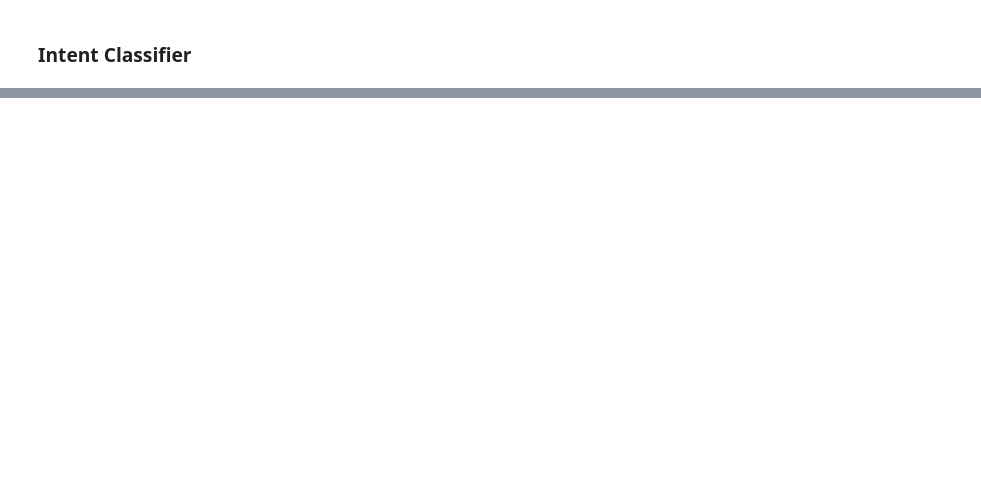
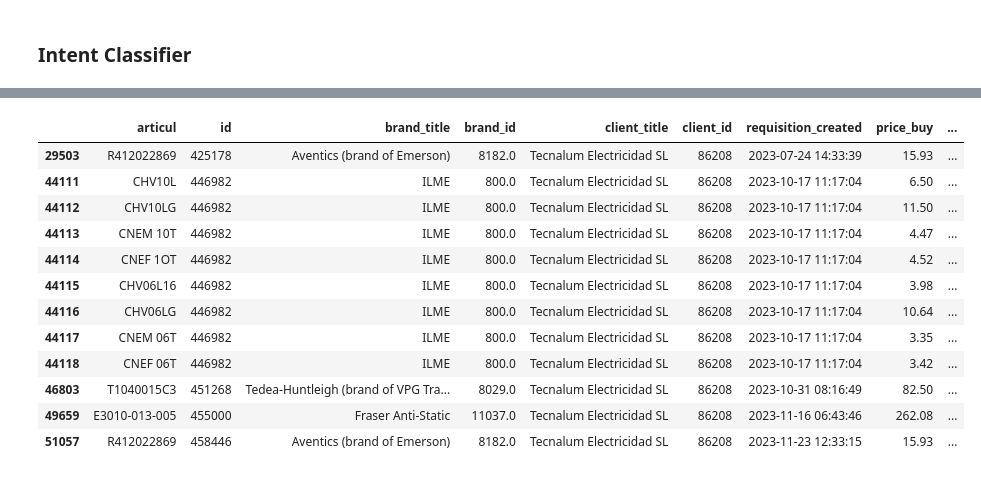
Before and after one commit to Valuamba/components_agent_sales, a Jupyter notebook: notebooks/famaga/classification_agent.ipynb, the cells around one changed output, grey strips where cells are left out. Cells and saved outputs as stored; diff of their text form; code cells hidden in the pictures; blank space fills up the shorter version.

```diff
--- a/notebooks/famaga/classification_agent.ipynb
+++ b/notebooks/famaga/classification_agent.ipynb
@@ -408,0 +151,9 @@ Pricing Inquiries and Confirmation -> Pricing Inquiries -> Discount Requests
+# %%
+import pandas as pd
+
+from the data
+df = pd.read_json(r'C:\Users\MGroup\Documents\products.json')
+
+df['amount'] = pd.to_numeric(df['amount'])
+client_purchases = df.groupby('client_id')['amount'].sum().sort_values(ascending=False)
+print(client_purchases)
@@ -408,0 +376,16 @@ Pricing Inquiries and Confirmation -> Pricing Inquiries -> Discount Requests
+# %%
+df[df['client_id'] == 86208]
+# %% [output]
+|  | articul | id | brand_title | brand_id | client_title | client_id | requisition_created | price_buy | ... |
+| 29503 | R412022869 | 425178 | Aventics (brand of Emerson) | 8182.0 | Tecnalum Electricidad SL | 86208 | 2023-07-24 14:33:39 | 15.93 | ... |
+| 44111 | CHV10L | 446982 | ILME | 800.0 | Tecnalum Electricidad SL | 86208 | 2023-10-17 11:17:04 | 6.50 | ... |
+| 44112 | CHV10LG | 446982 | ILME | 800.0 | Tecnalum Electricidad SL | 86208 | 2023-10-17 11:17:04 | 11.50 | ... |
+| 44113 | CNEM 10T | 446982 | ILME | 800.0 | Tecnalum Electricidad SL | 86208 | 2023-10-17 11:17:04 | 4.47 | ... |
+| 44114 | CNEF 1OT | 446982 | ILME | 800.0 | Tecnalum Electricidad SL | 86208 | 2023-10-17 11:17:04 | 4.52 | ... |
+| 44115 | CHV06L16 | 446982 | ILME | 800.0 | Tecnalum Electricidad SL | 86208 | 2023-10-17 11:17:04 | 3.98 | ... |
+| 44116 | CHV06LG | 446982 | ILME | 800.0 | Tecnalum Electricidad SL | 86208 | 2023-10-17 11:17:04 | 10.64 | ... |
+| 44117 | CNEM 06T | 446982 | ILME | 800.0 | Tecnalum Electricidad SL | 86208 | 2023-10-17 11:17:04 | 3.35 | ... |
+| 44118 | CNEF 06T | 446982 | ILME | 800.0 | Tecnalum Electricidad SL | 86208 | 2023-10-17 11:17:04 | 3.42 | ... |
+| 46803 | T1040015C3 | 451268 | Tedea-Huntleigh (brand of VPG Tra... | 8029.0 | Tecnalum Electricidad SL | 86208 | 2023-10-31 08:16:49 | 82.50 | ... |
+| 49659 | E3010-013-005 | 455000 | Fraser Anti-Static | 11037.0 | Tecnalum Electricidad SL | 86208 | 2023-11-16 06:43:46 | 262.08 | ... |
+| 51057 | R412022869 | 458446 | Aventics (brand of Emerson) | 8182.0 | Tecnalum Electricidad SL | 86208 | 2023-11-23 12:33:15 | 15.93 | ... |
```
Also changed, not shown: parts of 59 cells of this notebook, 15 other files.
